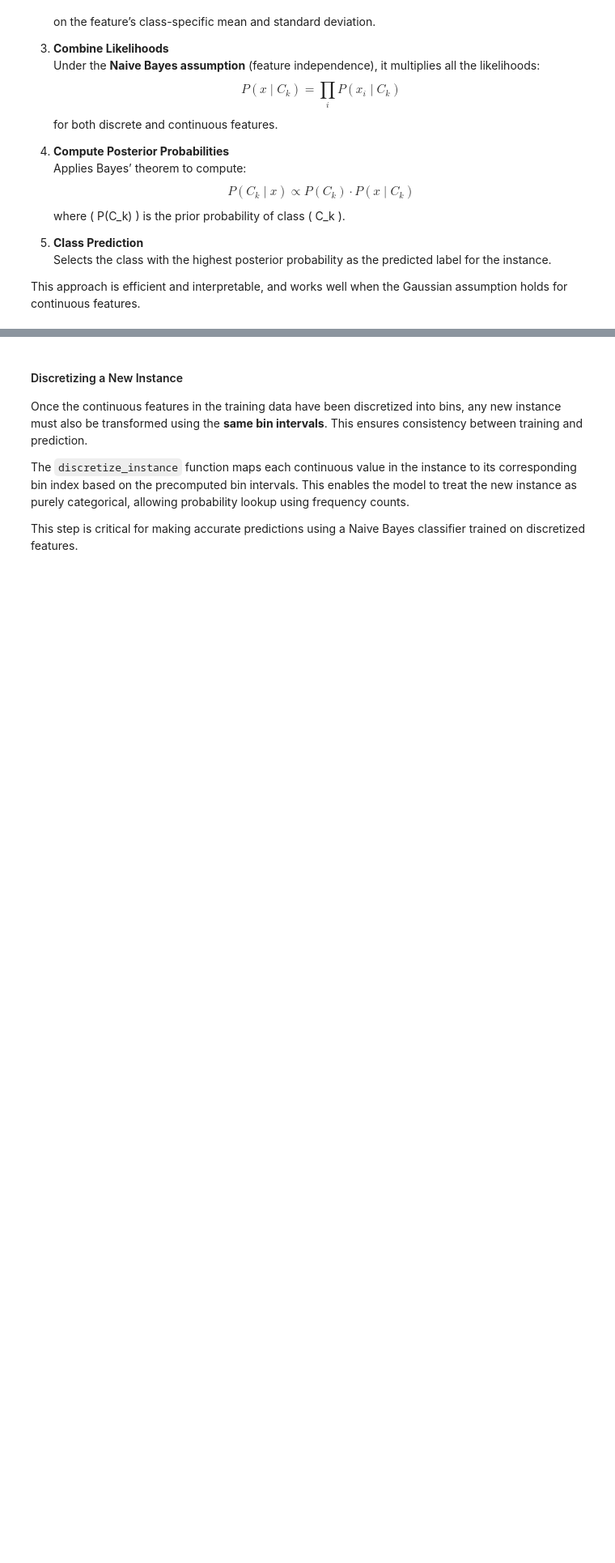
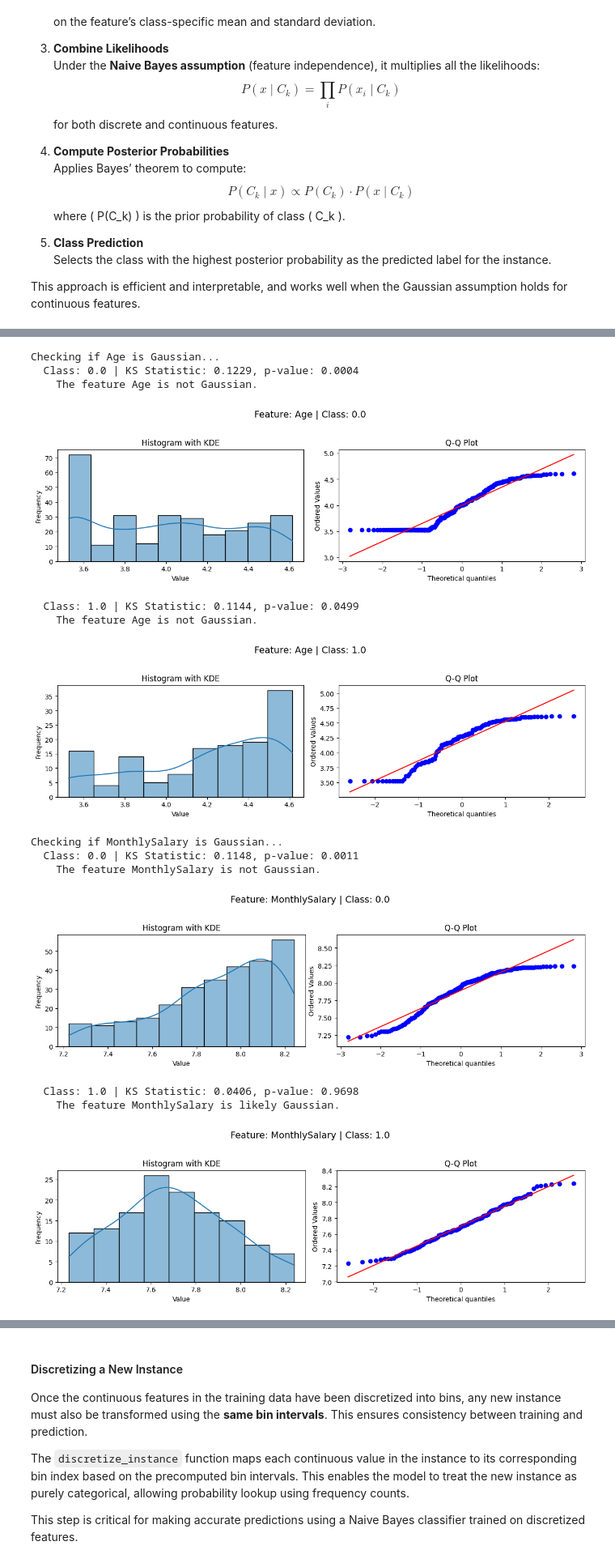
Before and after one commit to AltJesus/FIAD_Proj2, a Jupyter notebook: Projeto2_TrainTest.ipynb, the cells around one changed output, grey strips where cells are left out. Shown at 81% size. Cells and saved outputs as stored; diff of their text form; code cells hidden in the pictures; blank space fills up the shorter version.

```diff
--- a/Projeto2_TrainTest.ipynb
+++ b/Projeto2_TrainTest.ipynb
@@ -410,0 +434,28 @@ def predict_gaussian(instance, prior_prob, X, y, discrete_features, continuous_f
+# %%
+def modify_to_log(X, continuous_features):
+    X_log = X.copy()  # Create a copy of the DataFrame to avoid modifying the original
+    for feature in continuous_features:
+        # Apply log transformation, adding a small constant to avoid log(0)
+        X_log[feature] = np.log(X[feature] + 1e-9)  # Adding a small constant to avoid log(0)
+    return X_log
+
+# Modify the continuous features to use log transformation
+X_train_log = modify_to_log(X_train, continuous_features)
+
+# Check if the log-transformed continuous features follow a Gaussian distribution
+gaussian_log = check_if_gaussian(continuous_features, X_train_log, y_train)
+# %% [output]
+Checking if Age is Gaussian...
+  Class: 0.0 | KS Statistic: 0.1229, p-value: 0.0004
+    The feature Age is not Gaussian.
+[figure, added]
+  Class: 1.0 | KS Statistic: 0.1144, p-value: 0.0499
+    The feature Age is not Gaussian.
+[figure, added]
+Checking if MonthlySalary is Gaussian...
+  Class: 0.0 | KS Statistic: 0.1148, p-value: 0.0011
+    The feature MonthlySalary is not Gaussian.
+[figure, added]
+  Class: 1.0 | KS Statistic: 0.0406, p-value: 0.9698
+    The feature MonthlySalary is likely Gaussian.
+[figure, added]
```
Also changed, not shown: parts of 3 cells of this notebook.
